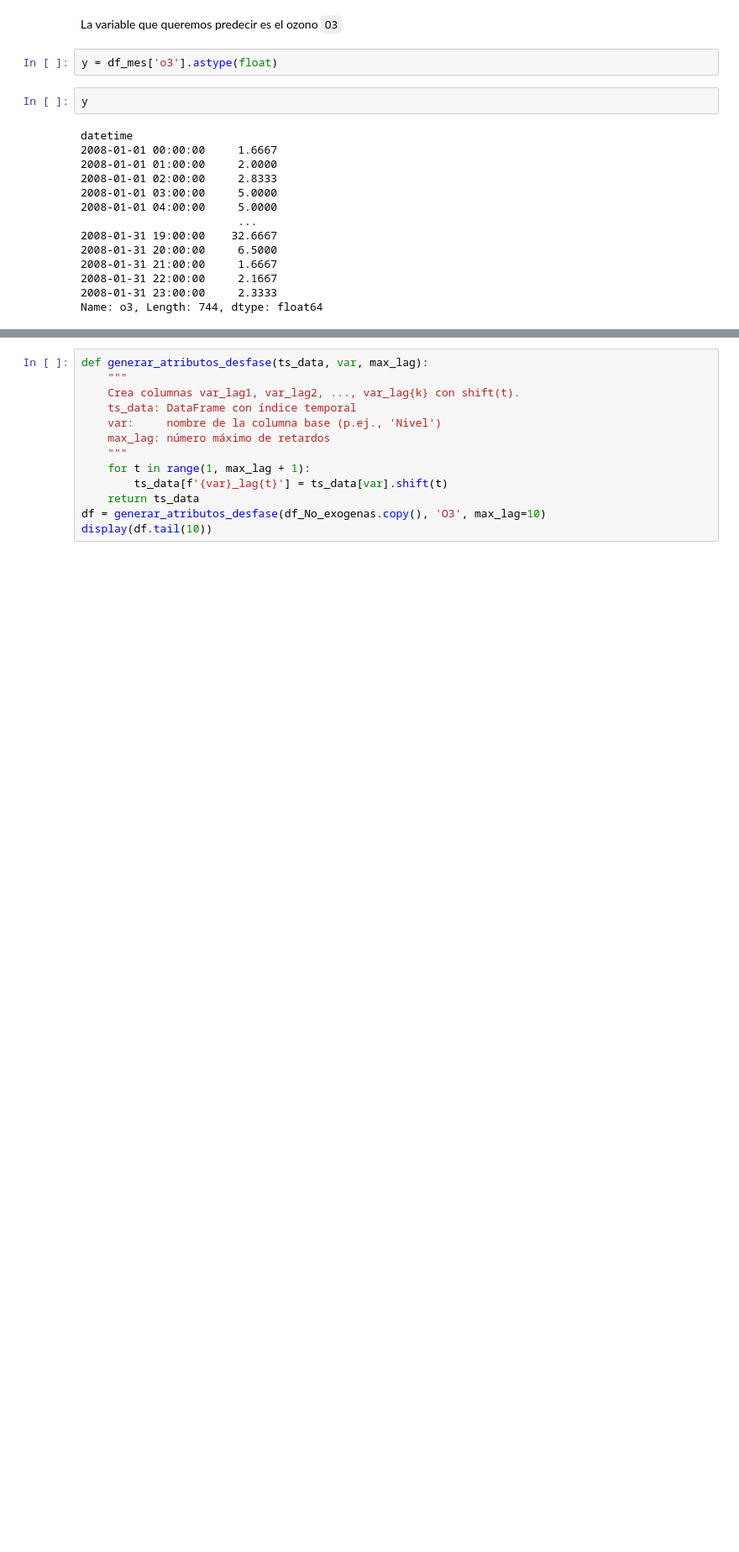
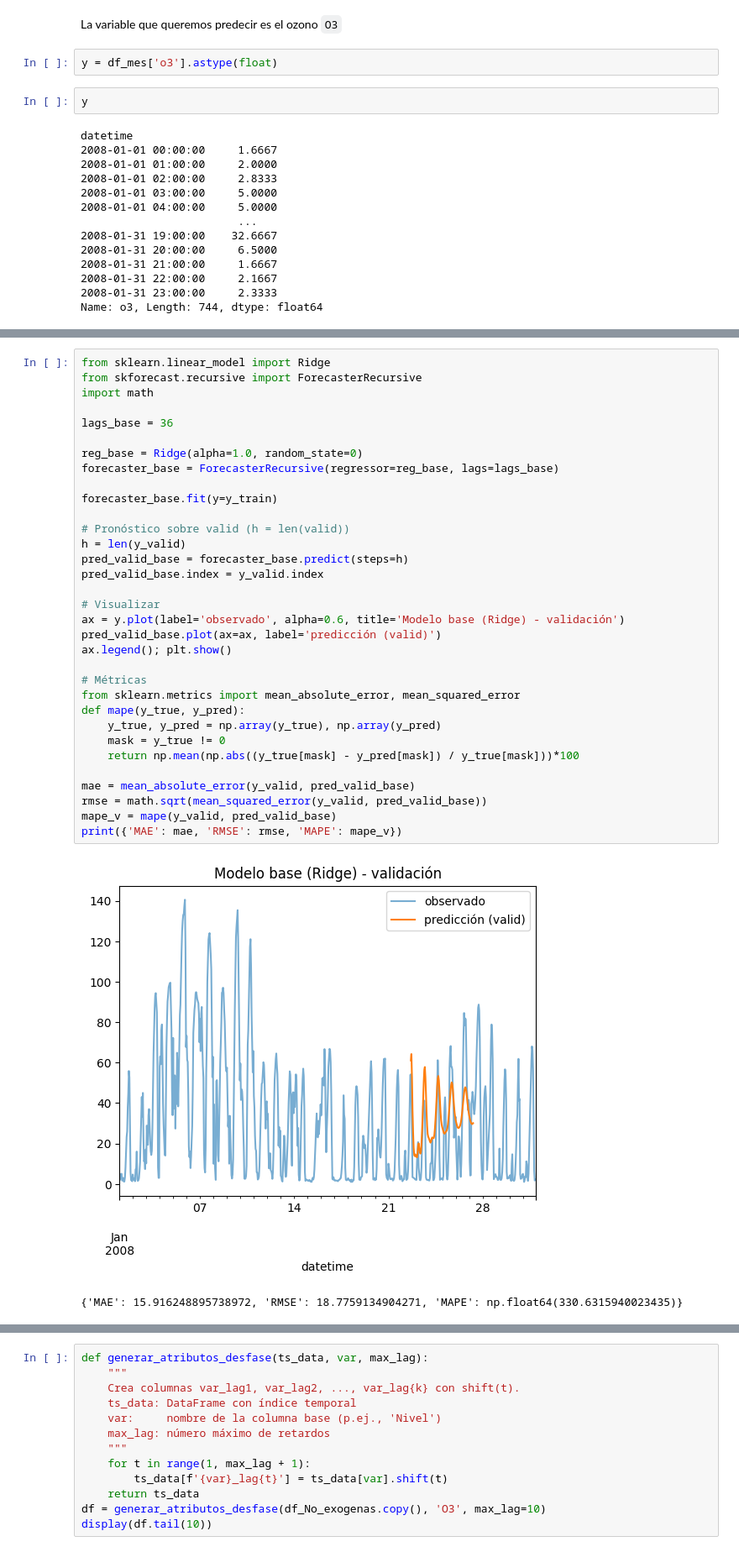
Before and after one commit to ignacioareal23-svg/AASeriesTemporalesFlujosDeDatos, a Jupyter notebook: ProyectoSeries/main.ipynb, the cells around one changed output, grey strips where cells are left out. Shown at 84% size. Cells and saved outputs as stored; diff of their text form; blank space fills up the shorter version.

Commit message:
"modelo_autoregresivo"

```diff
--- a/ProyectoSeries/main.ipynb
+++ b/ProyectoSeries/main.ipynb
@@ -588,0 +653,36 @@ df_No_exogenas
+# %%
+from sklearn.linear_model import Ridge
+from skforecast.recursive import ForecasterRecursive
+import math
+
+lags_base = 36
+
+reg_base = Ridge(alpha=1.0, random_state=0)
+forecaster_base = ForecasterRecursive(regressor=reg_base, lags=lags_base)
+
+forecaster_base.fit(y=y_train)
+
+# Pronóstico sobre valid (h = len(valid))
+h = len(y_valid)
+pred_valid_base = forecaster_base.predict(steps=h)
+pred_valid_base.index = y_valid.index
+
+# Visualizar
+ax = y.plot(label='observado', alpha=0.6, title='Modelo base (Ridge) - validación')
+pred_valid_base.plot(ax=ax, label='predicción (valid)')
+ax.legend(); plt.show()
+
+# Métricas
+from sklearn.metrics import mean_absolute_error, mean_squared_error
+def mape(y_true, y_pred):
+    y_true, y_pred = np.array(y_true), np.array(y_pred)
+    mask = y_true != 0
+    return np.mean(np.abs((y_true[mask] - y_pred[mask]) / y_true[mask]))*100
+
+mae = mean_absolute_error(y_valid, pred_valid_base)
+rmse = math.sqrt(mean_squared_error(y_valid, pred_valid_base))
+mape_v = mape(y_valid, pred_valid_base)
+print({'MAE': mae, 'RMSE': rmse, 'MAPE': mape_v})
+# %% [output]
+[figure, added]
+{'MAE': 15.916248895738972, 'RMSE': 18.7759134904271, 'MAPE': np.float64(330.6315940023435)}
```
Also changed, not shown: parts of 13 cells of this notebook.
